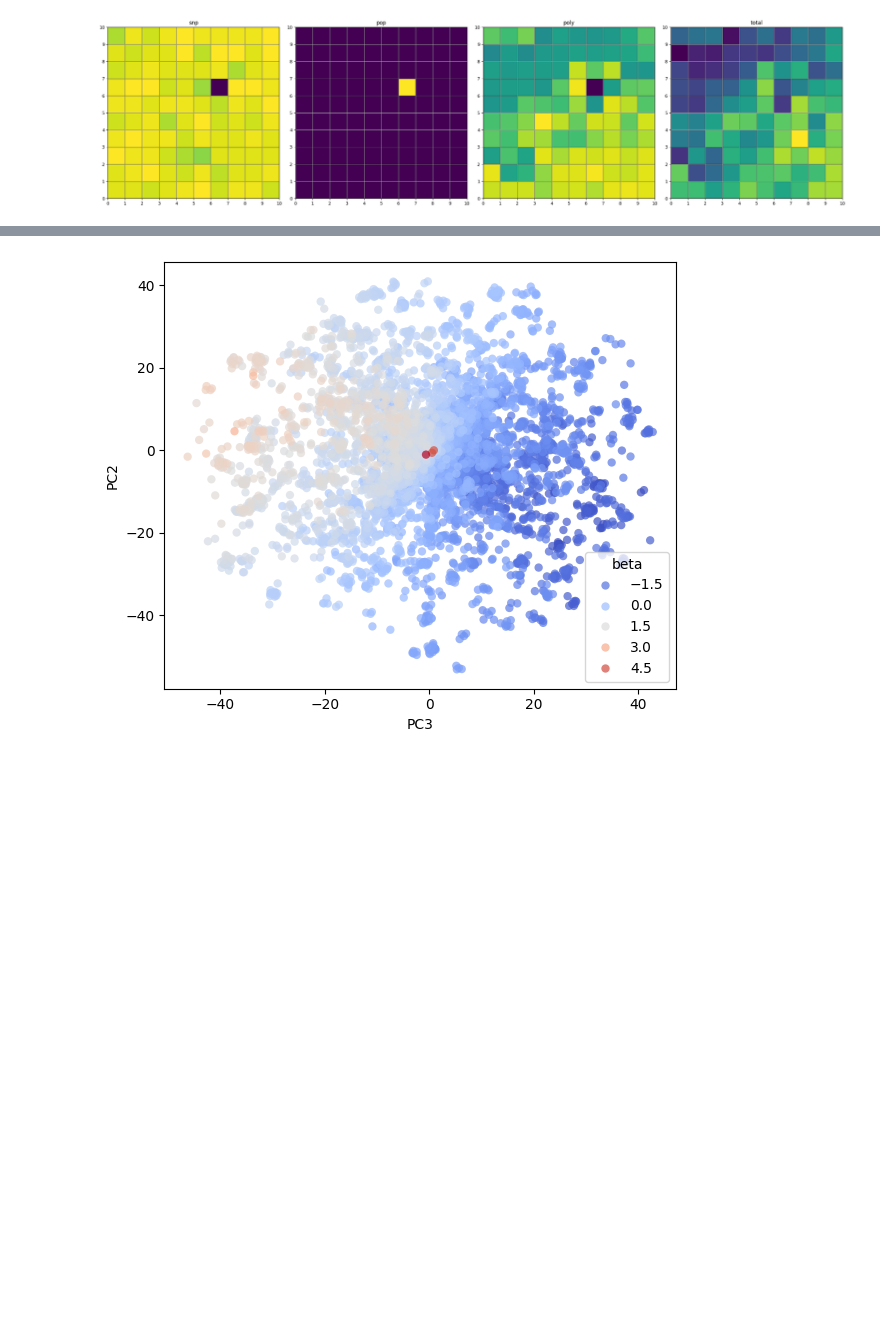
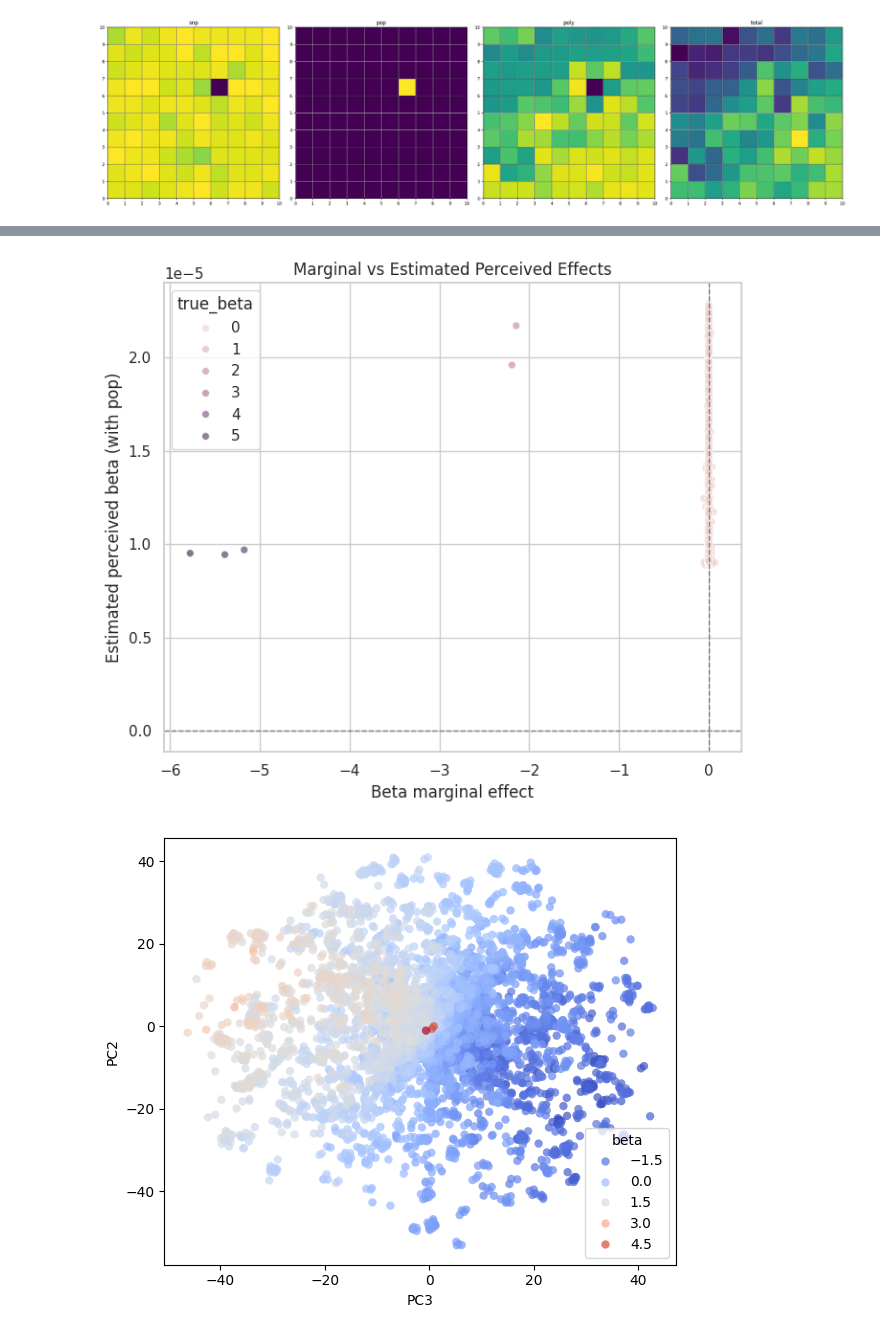
Before and after one commit to mat2m10/chasm, a Jupyter notebook: notebooks/coalescence_simulation_notebooks/proof_of_concept.ipynb, the cells around one changed output, grey strips where cells are left out. Cells and saved outputs as stored; diff of their text form; code cells hidden in the pictures; blank space fills up the shorter version.

```diff
--- a/notebooks/coalescence_simulation_notebooks/proof_of_concept.ipynb
+++ b/notebooks/coalescence_simulation_notebooks/proof_of_concept.ipynb
@@ -243,3 +283,35 @@ array([76.23512633, 80.70768513, 80.99017569, ..., 10.7421287 ,
+# %%
+params_polygenic_noise["beta_marginal_effect_corr"] = params_polygenic_noise["perceived_beta_pre_pop_corr"] - params_polygenic_noise["true_beta"]
+# %%
+esti_marg_effects=[]
+for snp in params_polygenic_noise["name_snps"]:
+    esti_marg_effects.append(estimate_marginal_effect(snps_pcs, params_polygenic_noise, "perceived_beta_with_pop_corr", snp))
+# %%
+params_polygenic_noise['esti_perceived_beta_with_pop_corr'] = esti_marg_effects
+# %%
+sns.set(style="whitegrid")
+
+plt.figure(figsize=(7, 6))
+sns.scatterplot(
+    data=params_polygenic_noise,
+    x="beta_marginal_effect_corr",
+    y="esti_perceived_beta_with_pop_corr",
+    hue="true_beta",
+    alpha=0.6,
+    s=30
+)
+
+plt.axhline(0, color="grey", linestyle="--", linewidth=1)
+plt.axvline(0, color="grey", linestyle="--", linewidth=1)
+
+plt.xlabel("Beta marginal effect")
+plt.ylabel("Estimated perceived beta (with pop)")
+plt.title("Marginal vs Estimated Perceived Effects")
+
+plt.tight_layout()
+plt.show()
+# %% [output]
+[figure, added]
 # %%
 most_explainable_pcs = gwas_linregress(snps_pcs, gwas["beta"])
 most_explainable_pcs = most_explainable_pcs.sort_values(by="neglog10p", ascending=False)
```
Also changed, not shown: parts of 19 cells of this notebook.
